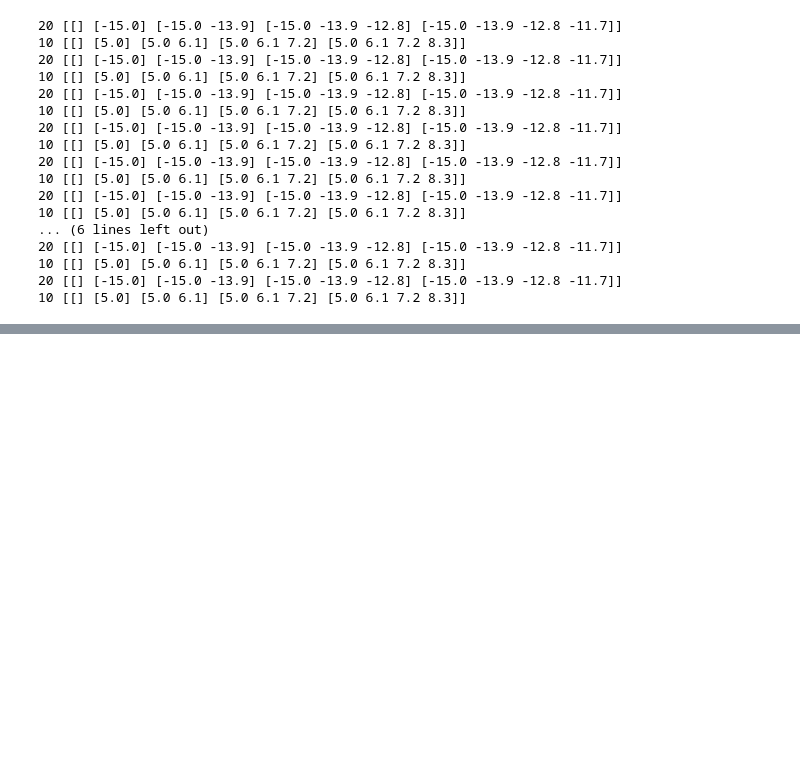
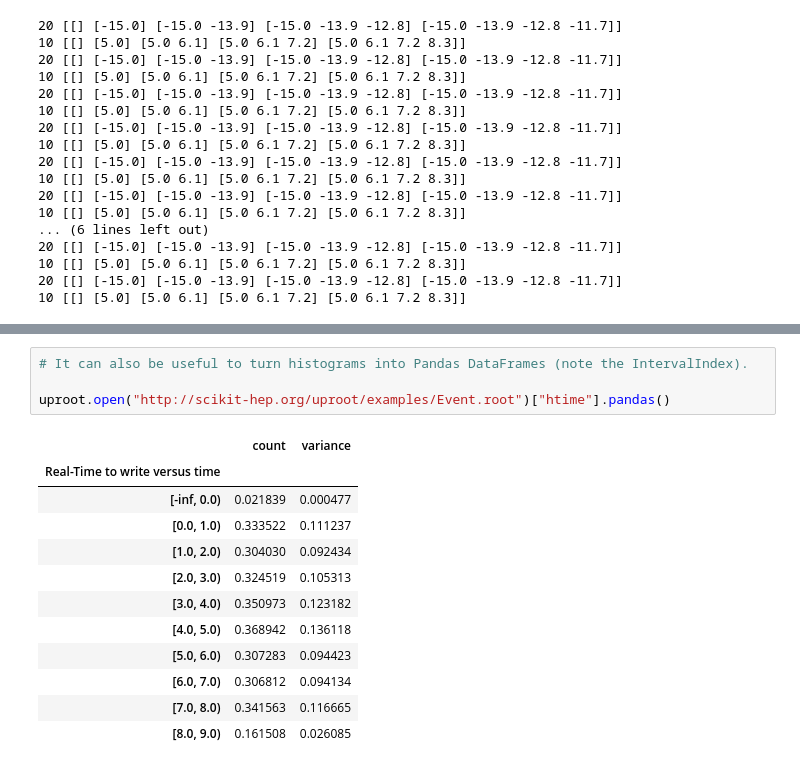
Before and after one commit to jpivarski-talks/2019-06-10-usatlas-argonne-python, a Jupyter notebook: 04-uproot.ipynb, the cells around one changed output, grey strips where cells are left out. Drawn from its saved outputs; the diff is of its cells as text; blank space fills up the shorter version.

```diff
--- a/04-uproot.ipynb
+++ b/04-uproot.ipynb
@@ -509,0 +755,17 @@ for chunk in uproot.iterate("data/sample-*-zlib.root", "sample", "Af8", entryste
+# %%
+# It can also be useful to turn histograms into Pandas DataFrames (note the IntervalIndex).
+
+uproot.open("http://scikit-hep.org/uproot/examples/Event.root")["htime"].pandas()
+# %% [output]
+|  | count | variance |
+| Real-Time to write versus time |  |  |
+| [-inf, 0.0) | 0.021839 | 0.000477 |
+| [0.0, 1.0) | 0.333522 | 0.111237 |
+| [1.0, 2.0) | 0.304030 | 0.092434 |
+| [2.0, 3.0) | 0.324519 | 0.105313 |
+| [3.0, 4.0) | 0.350973 | 0.123182 |
+| [4.0, 5.0) | 0.368942 | 0.136118 |
+| [5.0, 6.0) | 0.307283 | 0.094423 |
+| [6.0, 7.0) | 0.306812 | 0.094134 |
+| [7.0, 8.0) | 0.341563 | 0.116665 |
+| [8.0, 9.0) | 0.161508 | 0.026085 |
```
Also changed, not shown: parts of 37 cells of this notebook.
